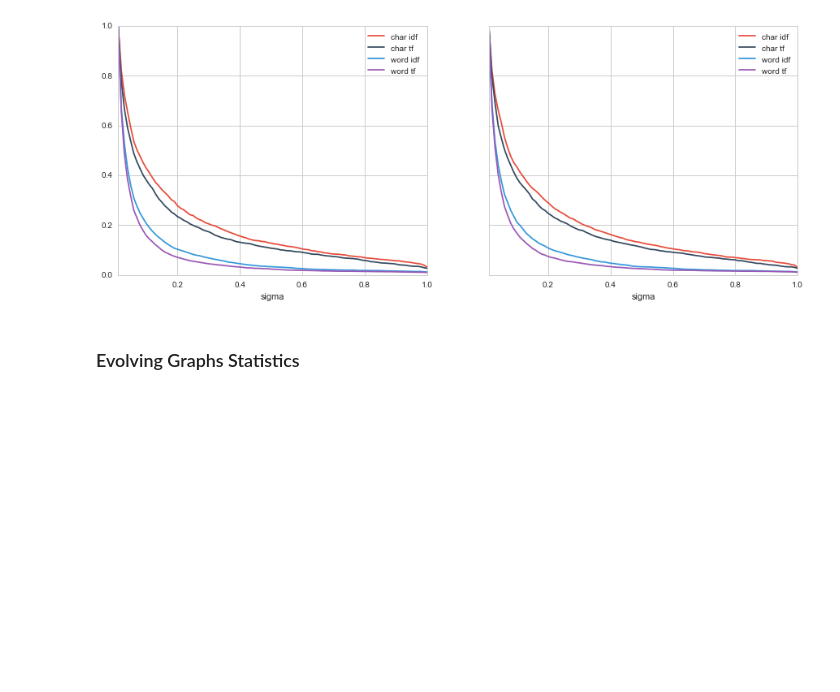
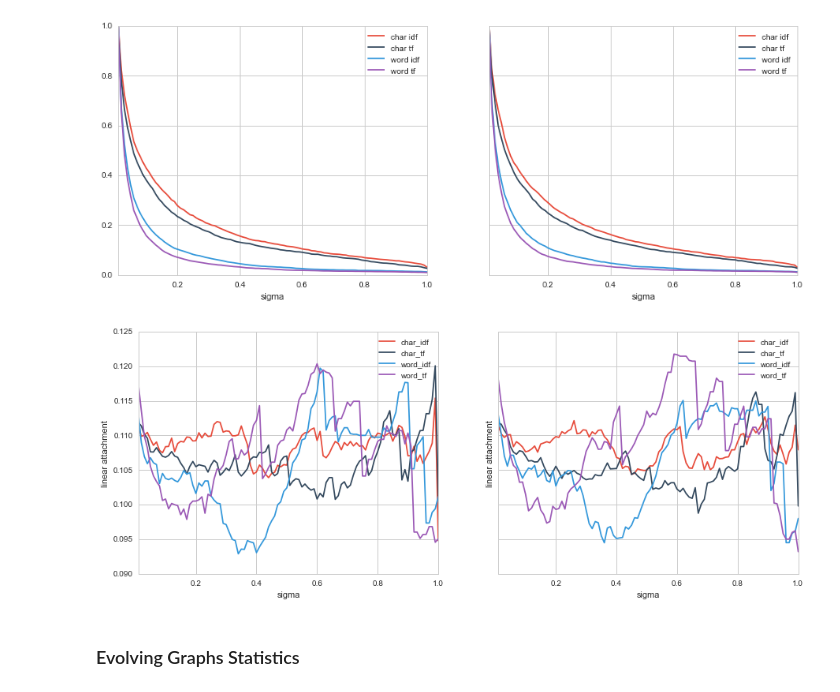
Before and after one commit to fbkarsdorp/textnet, a Jupyter notebook: experiments/Red Riding Hood.ipynb, the cells around one changed output. Saved outputs shown, nothing was run; the diff lists cells and outputs as text; code cells hidden in the pictures; blank space fills up the shorter version.

```diff
--- a/experiments/Red Riding Hood.ipynb
+++ b/experiments/Red Riding Hood.ipynb
@@ -257,6 +257,26 @@ ax2.legend()
 fig.set_figwidth(15)
 # %% [output]
 [figure]
+# %%
+fig, (ax1, ax2) = sns.plt.subplots(ncols=2, sharey=True)
+
+S_char_idf.la.plot(label="char_idf", ax=ax1)
+S_char_tf.la.plot(label="char_tf", ax=ax1)
+S_word_idf.la.plot(label="word_idf", ax=ax1)
+S_word_tf.la.plot(label="word_tf", ax=ax1)
+ax1.legend()
+ax1.set_ylabel("linear attachment")
+
+S_char_idf_m.la.plot(label="char_idf", ax=ax2)
+S_char_tf_m.la.plot(label="char_tf", ax=ax2)
+S_word_idf_m.la.plot(label="word_idf", ax=ax2)
+S_word_tf_m.la.plot(label="word_tf", ax=ax2)
+ax2.legend()
+ax2.set_ylabel("linear attachment")
+
+fig.set_figwidth(15)
+# %% [output]
+[figure, added]
 # %% [markdown]
 ### Evolving Graphs Statistics
 # %%
```
Also changed, not shown: 1 other file.
